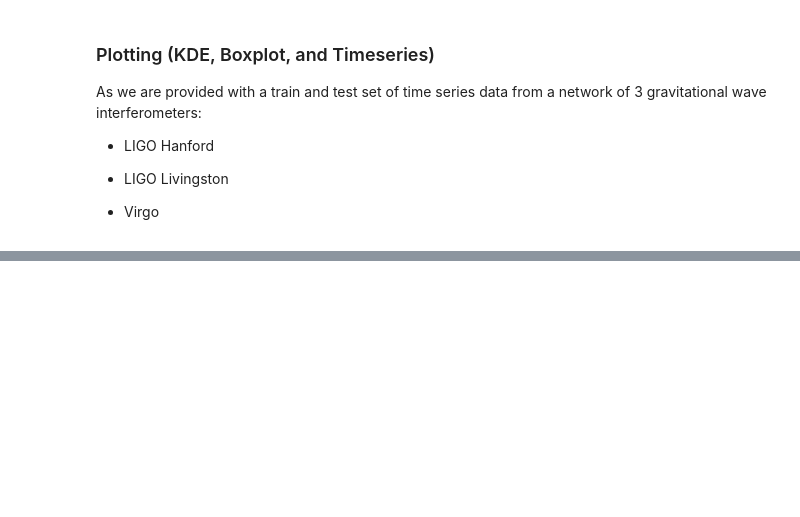
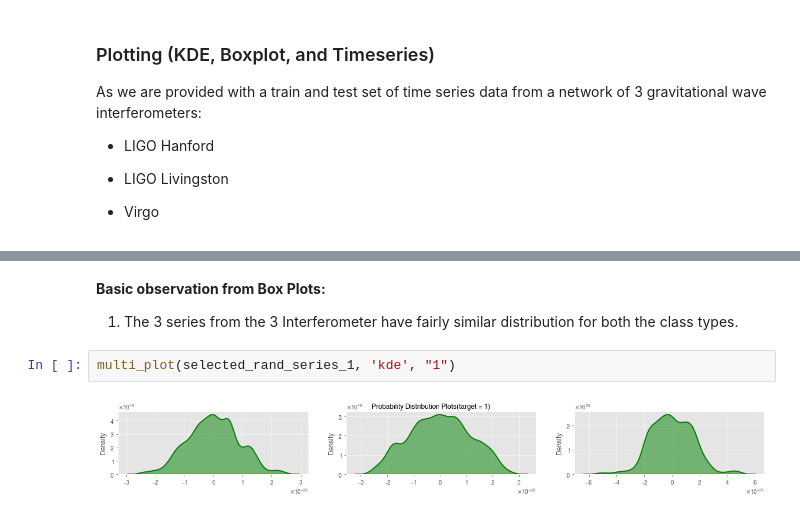
Before and after one commit to rohan-paul/Gravitational-Wave-Detection_Kaggle_Competition, a Jupyter notebook: Kaggle_NBs/1_TimeSeries_GWPy_Data_Preprocessing.ipynb, the cells around one changed output, grey strips where cells are left out. Drawn from its saved outputs; the diff is of its cells as text; blank space fills up the shorter version.

```diff
--- a/Kaggle_NBs/1_TimeSeries_GWPy_Data_Preprocessing.ipynb
+++ b/Kaggle_NBs/1_TimeSeries_GWPy_Data_Preprocessing.ipynb
@@ -261,0 +282,7 @@ multi_plot(selected_rand_series, 'time', "1")
+# %% [markdown]
+**Basic observation from Box Plots:**
+1. The 3 series from the 3 Interferometer have fairly similar distribution for both the class types.
+# %%
+multi_plot(selected_rand_series_1, 'kde', "1")
+# %% [output]
+[figure, added]
```
Also changed, not shown: parts of 6 cells of this notebook.
